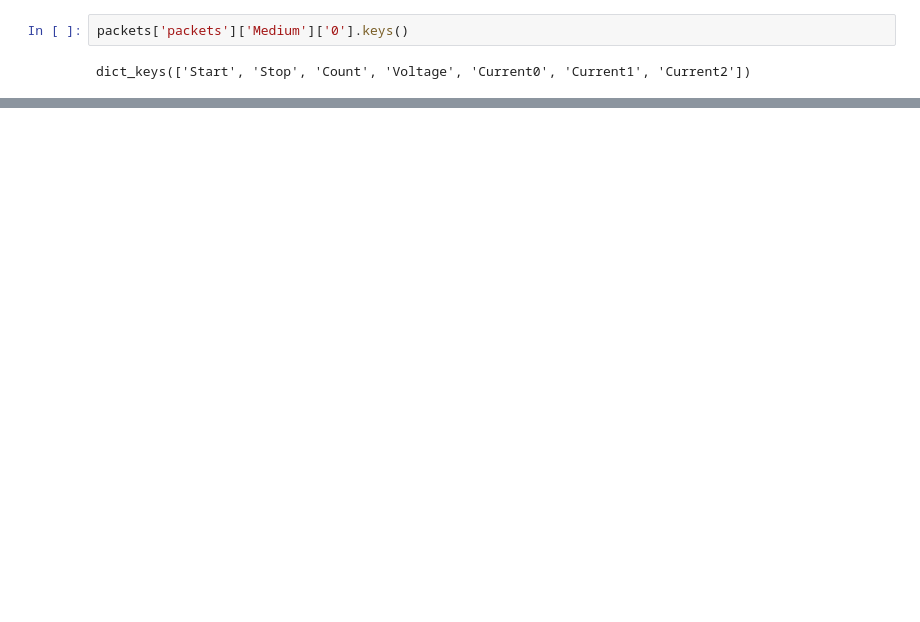
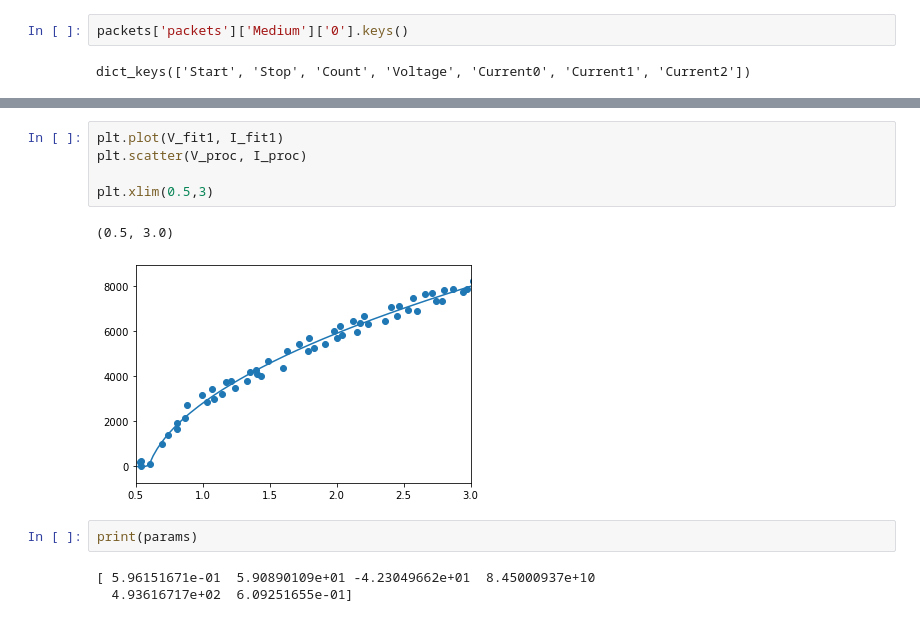
Before and after one commit to jgoodwill1/DAPPEr, a Jupyter notebook: DAPPEr-UDIP-Analysis/2021/sweep_fit.ipynb, the cells around one changed output, grey strips where cells are left out. Saved outputs shown, nothing was run; the diff lists cells and outputs as text; blank space fills up the shorter version.

```diff
--- a/DAPPEr-UDIP-Analysis/2021/sweep_fit.ipynb
+++ b/DAPPEr-UDIP-Analysis/2021/sweep_fit.ipynb
@@ -174,0 +175,13 @@ plt.savefig('fit.jpg')
+# %%
+plt.plot(V_fit1, I_fit1)
+plt.scatter(V_proc, I_proc)
+
+plt.xlim(0.5,3)
+# %% [output]
+(0.5, 3.0)
+[figure, added]
+# %%
+print(params)
+# %% [output]
+[ 5.96151671e-01  5.90890109e+01 -4.23049662e+01  8.45000937e+10
+  4.93616717e+02  6.09251655e-01]
```
Also changed, not shown: parts of 8 cells of this notebook, 3 other files.
